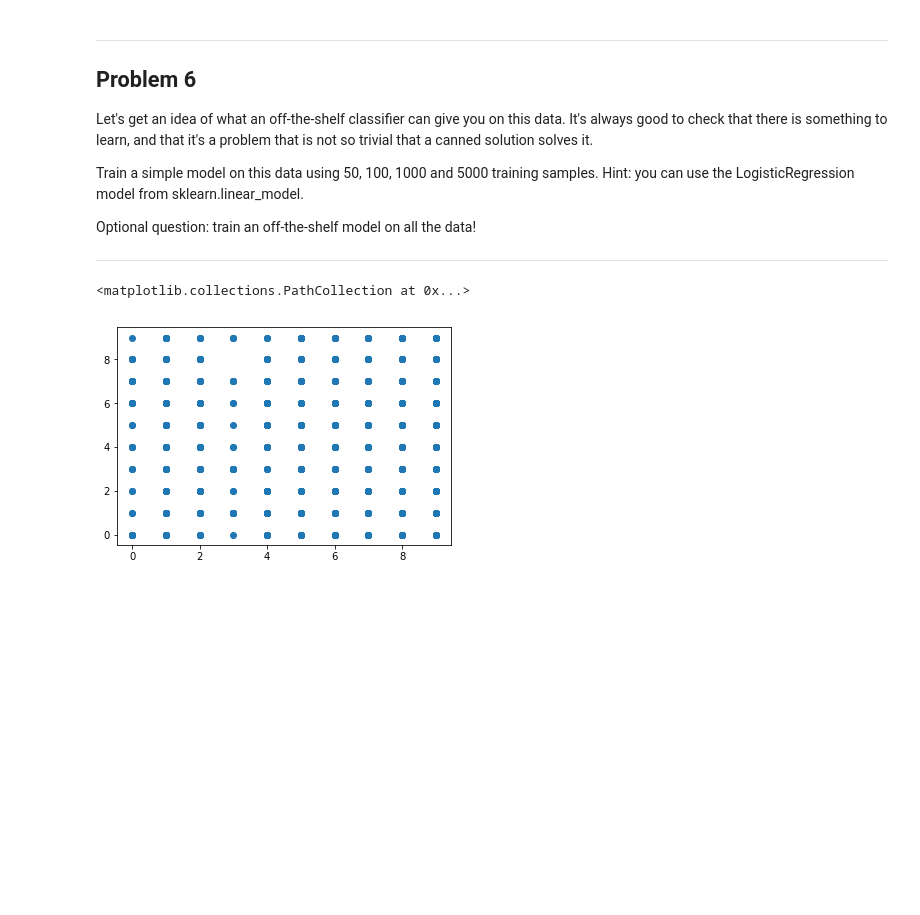
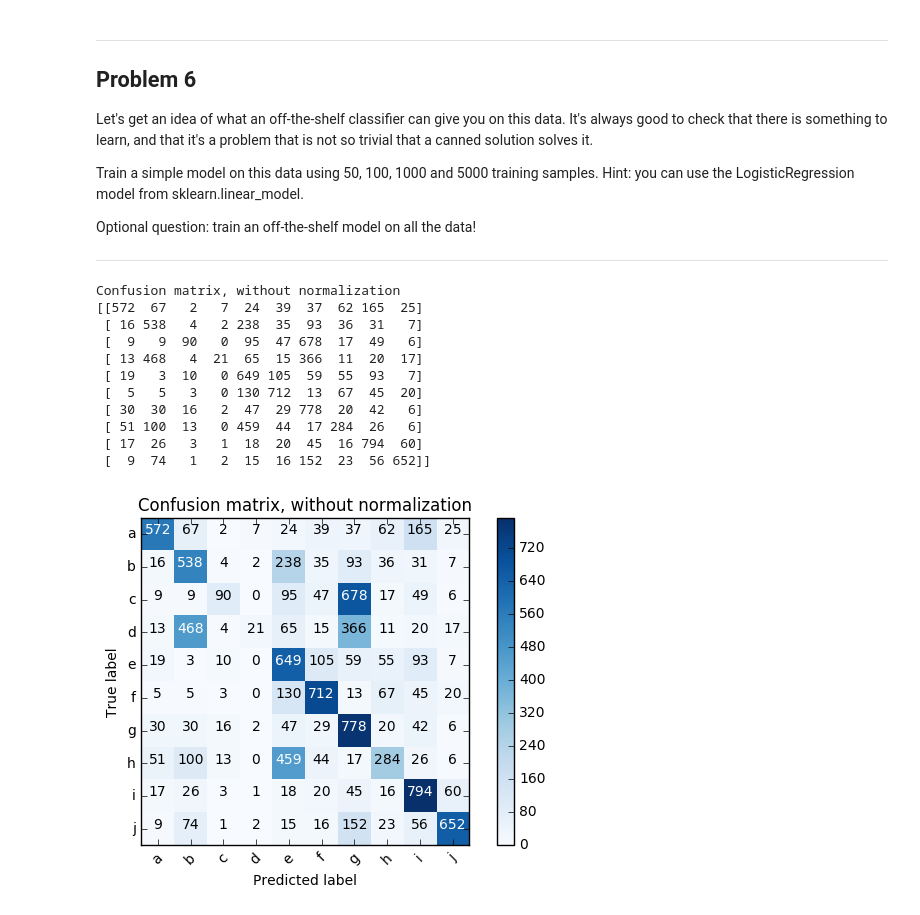
Before and after one commit to EricIO/udacity-deep-learning, a Jupyter notebook: 1_notmnist.ipynb, the cells around one changed output. Cells and saved outputs as stored; diff of their text form; code cells hidden in the pictures; blank space fills up the shorter version.

```diff
--- a/1_notmnist.ipynb
+++ b/1_notmnist.ipynb
@@ -420,12 +430,26 @@ validation_dataset_shaped = valid_dataset.reshape(n_valid, 28*28)
 # 50 samples test
 logReg = LogisticRegression()
 model = logReg.fit(train_dataset_shaped[:50], train_labels[:50])
-# %%
-predictions = model.predict(test_dataset_shaped)
-plt.scatter(predictions, test_labels)
-# %% [output]
-<matplotlib.collections.PathCollection at 0x...>
-[figure, removed]
+# %%
+predictions = model.predict(test_dataset_shaped)
+from sklearn.metrics import confusion_matrix
+import itertools
+cm = confusion_matrix(test_labels, predictions)
+plot_confusion_matrix(cm, classes=['a','b','c','d','e','f','g','h','i','j'],
+                      title='Confusion matrix, without normalization')
+# %% [output]
+Confusion matrix, without normalization
+[[572  67   2   7  24  39  37  62 165  25]
+ [ 16 538   4   2 238  35  93  36  31   7]
+ [  9   9  90   0  95  47 678  17  49   6]
+ [ 13 468   4  21  65  15 366  11  20  17]
+ [ 19   3  10   0 649 105  59  55  93   7]
+ [  5   5   3   0 130 712  13  67  45  20]
+ [ 30  30  16   2  47  29 778  20  42   6]
+ [ 51 100  13   0 459  44  17 284  26   6]
+ [ 17  26   3   1  18  20  45  16 794  60]
+ [  9  74   1   2  15  16 152  23  56 652]]
+[figure, added]
 # %%
 model.score(validation_dataset_shaped, valid_labels)
 # %% [output]
```
Also changed, not shown: parts of 17 cells of this notebook, 1 other file.
